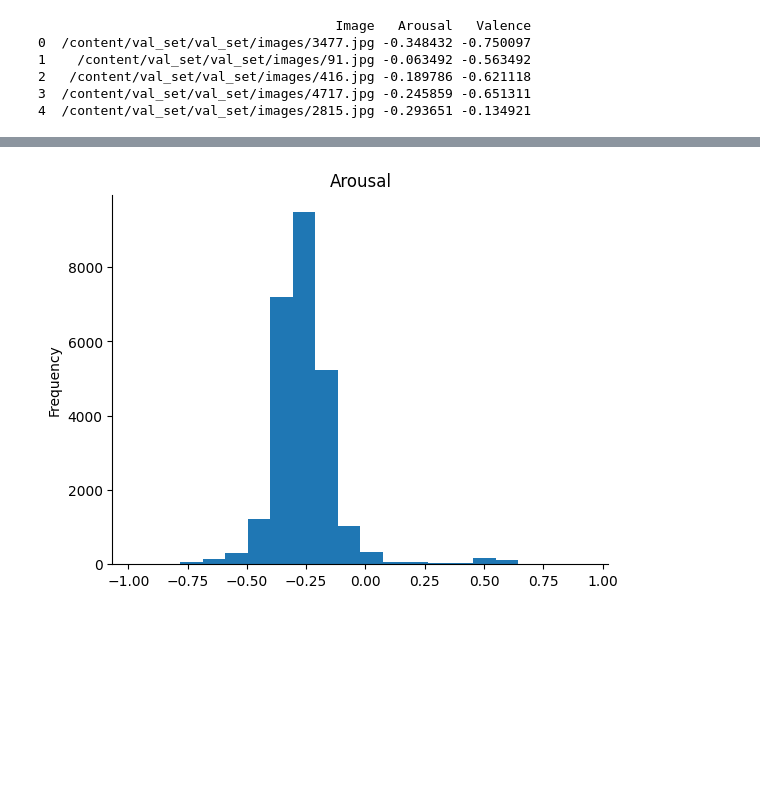
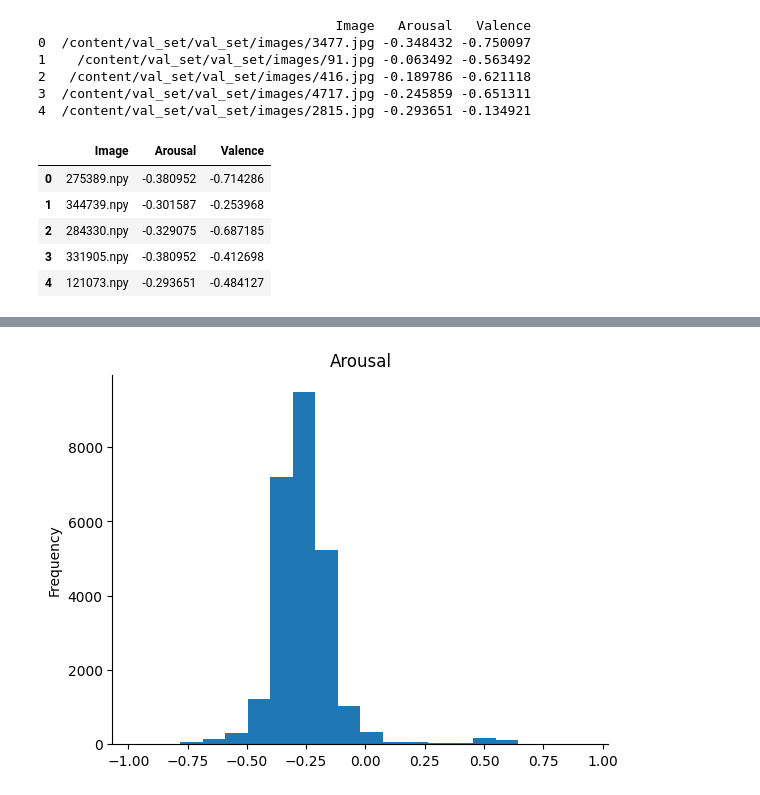
Before and after one commit to IT21280238/Emotion-Recognition-Intensity-Prediction-, a Jupyter notebook: Affect_Regression_2.ipynb, the cells around one changed output, grey strips where cells are left out. Saved outputs shown, nothing was run; the diff lists cells and outputs as text; code cells hidden in the pictures; blank space fills up the shorter version.

```diff
--- a/Affect_Regression_2.ipynb
+++ b/Affect_Regression_2.ipynb
@@ -81,0 +88,9 @@ print(df_2_val.head())
+# %%
+df_2.head()
+# %% [output]
+|  | Image | Arousal | Valence |
+| 0 | 275389.npy | -0.380952 | -0.714286 |
+| 1 | 344739.npy | -0.301587 | -0.253968 |
+| 2 | 284330.npy | -0.329075 | -0.687185 |
+| 3 | 331905.npy | -0.380952 | -0.412698 |
+| 4 | 121073.npy | -0.293651 | -0.484127 |
```
Also changed, not shown: parts of 8 cells of this notebook.
